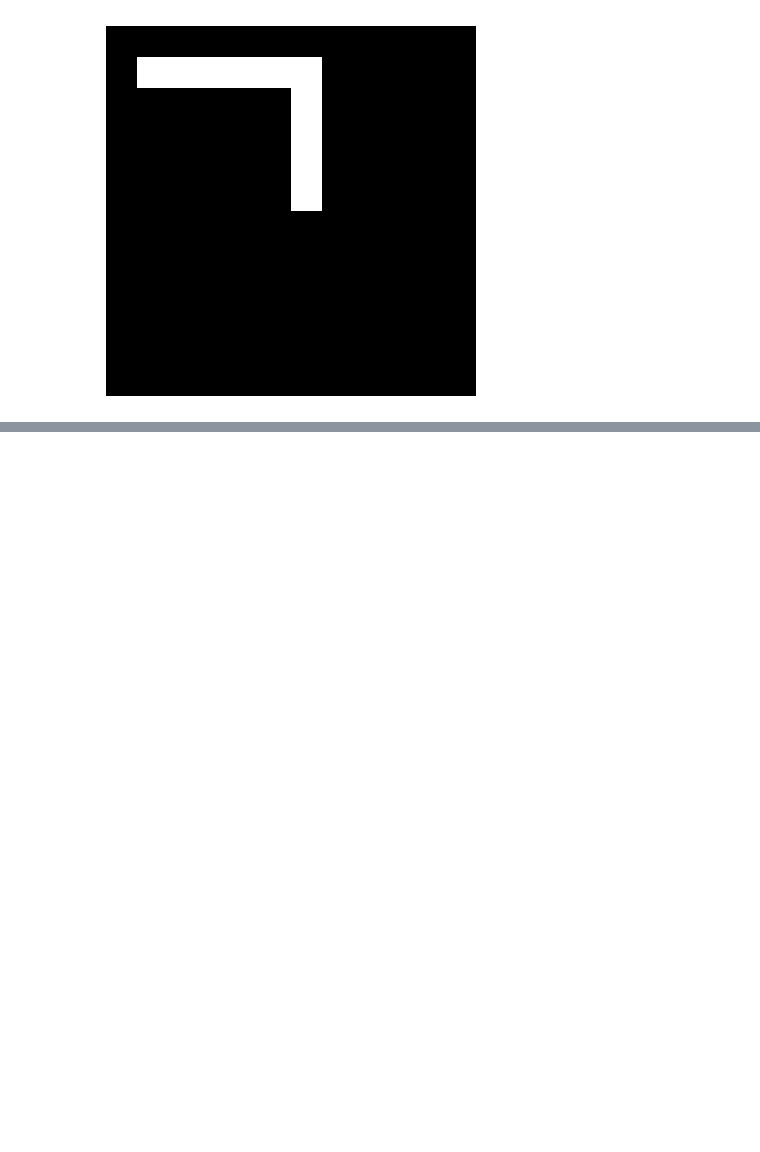
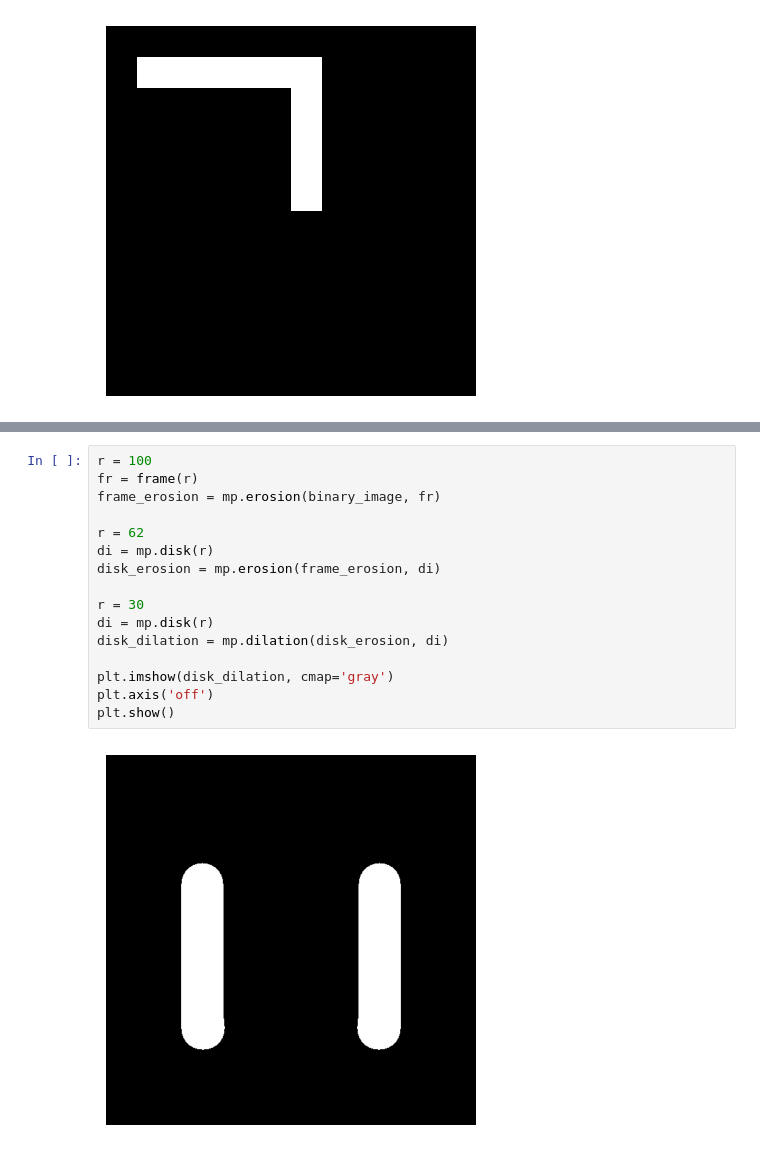
Before and after one commit to MGonza20/Lab01_VC_UVG, a Jupyter notebook: lab1.ipynb, the cells around one changed output, grey strips where cells are left out. Saved outputs shown, nothing was run; the diff lists cells and outputs as text; blank space fills up the shorter version.

```diff
--- a/lab1.ipynb
+++ b/lab1.ipynb
@@ -154,0 +167,18 @@ plt.show()
+# %%
+r = 100
+fr = frame(r)
+frame_erosion = mp.erosion(binary_image, fr)
+
+r = 62
+di = mp.disk(r)
+disk_erosion = mp.erosion(frame_erosion, di)
+
+r = 30
+di = mp.disk(r)
+disk_dilation = mp.dilation(disk_erosion, di)
+
+plt.imshow(disk_dilation, cmap='gray')
+plt.axis('off')
+plt.show()
+# %% [output]
+[figure, added]
```
Also changed, not shown: parts of 2 cells of this notebook.
